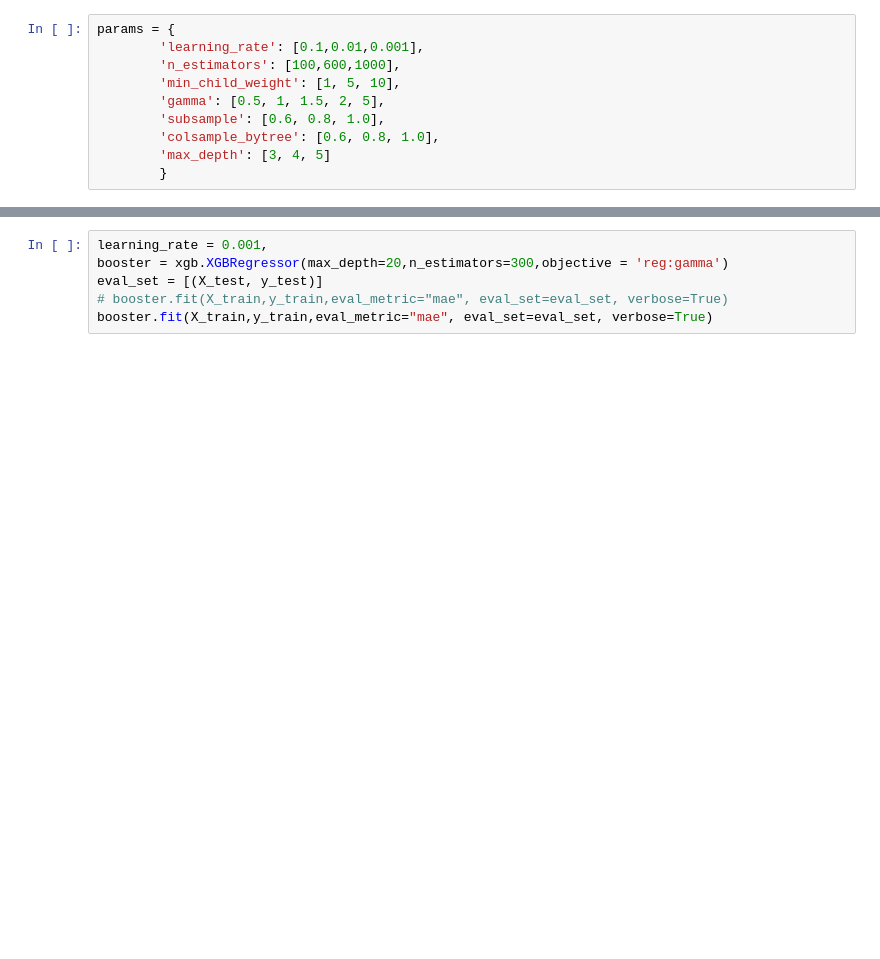
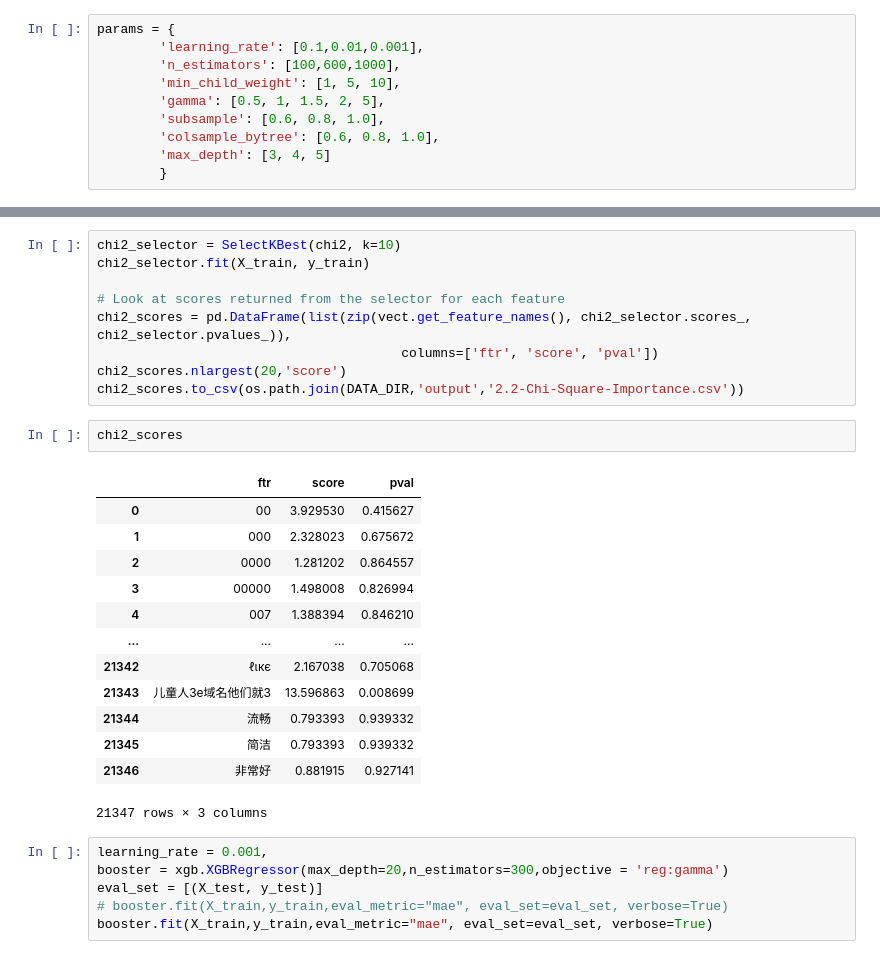
Before and after one commit to Chike-Ode/app-review-nlp, a Jupyter notebook: notebooks/2.2 - XGBOOST.ipynb, the cells around one changed output, grey strips where cells are left out. Cells and saved outputs as stored; diff of their text form; blank space fills up the shorter version.

```diff
--- a/notebooks/2.2 - XGBOOST.ipynb
+++ b/notebooks/2.2 - XGBOOST.ipynb
@@ -60,3 +132,28 @@ params = {
+# %%
+chi2_selector = SelectKBest(chi2, k=10)
+chi2_selector.fit(X_train, y_train)
+
+# Look at scores returned from the selector for each feature
+chi2_scores = pd.DataFrame(list(zip(vect.get_feature_names(), chi2_selector.scores_, chi2_selector.pvalues_)),
+                                       columns=['ftr', 'score', 'pval'])
+chi2_scores.nlargest(20,'score')
+chi2_scores.to_csv(os.path.join(DATA_DIR,'output','2.2-Chi-Square-Importance.csv'))
+# %%
+chi2_scores
+# %% [output]
+|  | ftr | score | pval |
+| 0 | 00 | 3.929530 | 0.415627 |
+| 1 | 000 | 2.328023 | 0.675672 |
+| 2 | 0000 | 1.281202 | 0.864557 |
+| 3 | 00000 | 1.498008 | 0.826994 |
+| 4 | 007 | 1.388394 | 0.846210 |
+| ... | ... | ... | ... |
+| 21342 | ℓιкє | 2.167038 | 0.705068 |
+| 21343 | 儿童人3e域名他们就3 | 13.596863 | 0.008699 |
+| 21344 | 流畅 | 0.793393 | 0.939332 |
+| 21345 | 简洁 | 0.793393 | 0.939332 |
+| 21346 | 非常好 | 0.881915 | 0.927141 |
+21347 rows × 3 columns
 # %%
 learning_rate = 0.001,
 booster = xgb.XGBRegressor(max_depth=20,n_estimators=300,objective = 'reg:gamma')
```
Also changed, not shown: parts of 7 cells of this notebook, 7 other files.
